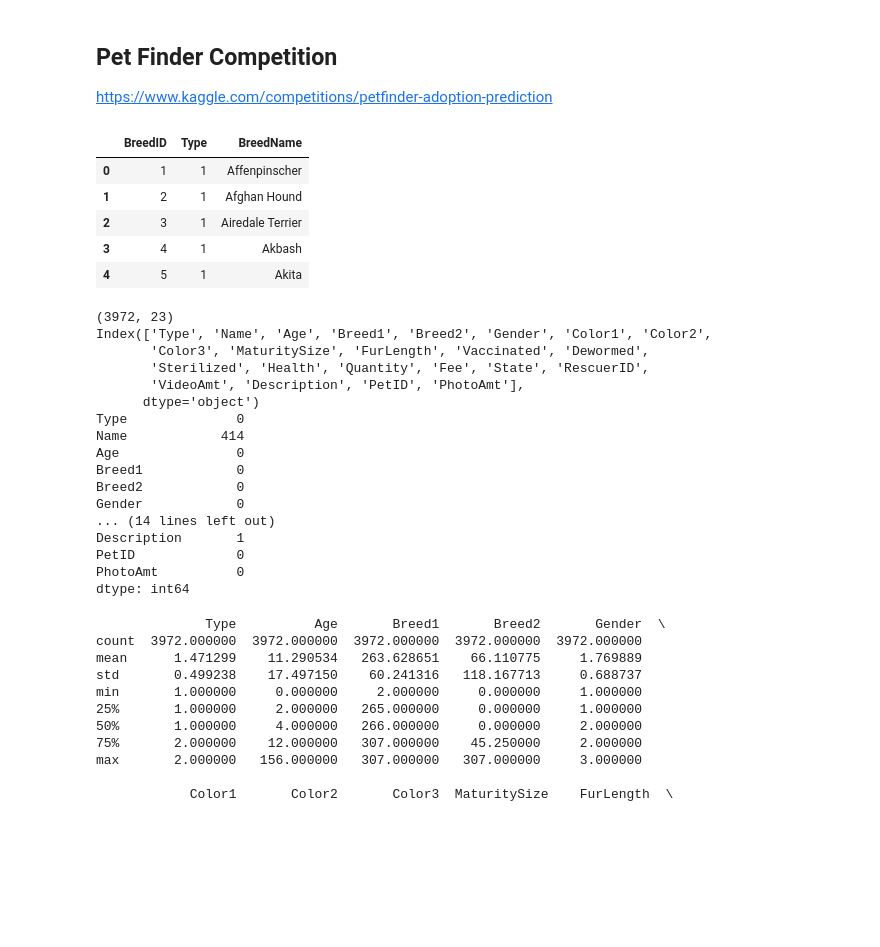
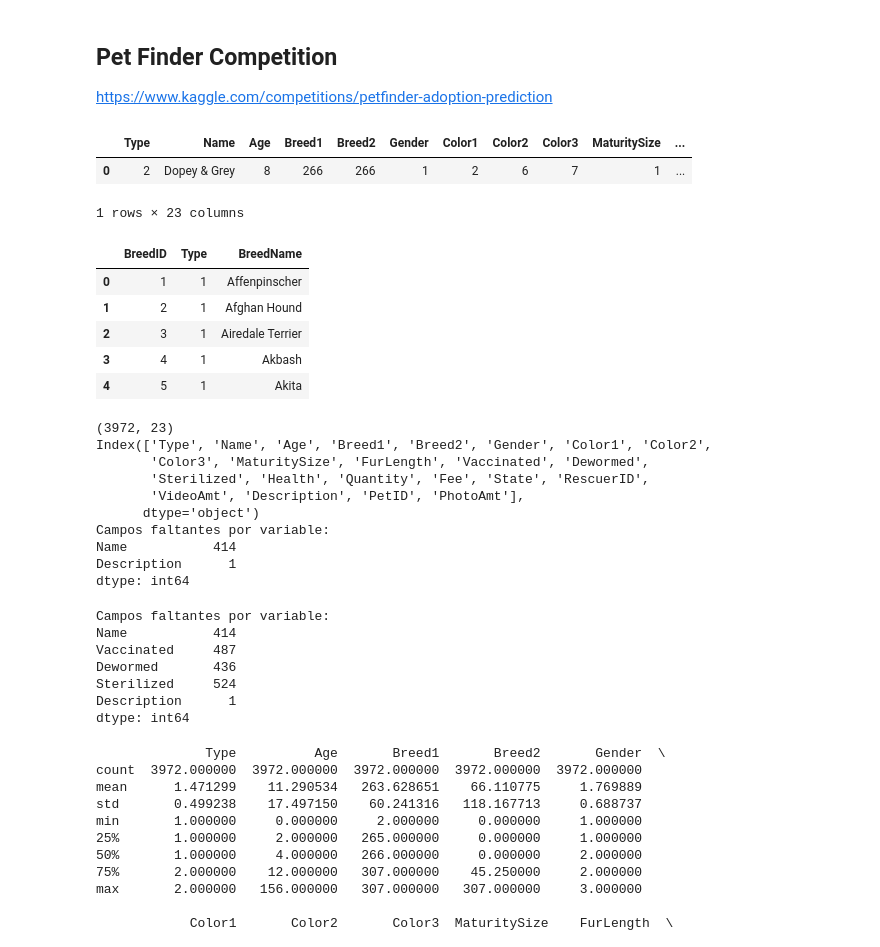
Before and after one commit to fechhh/laboII, a Jupyter notebook: PetFinder/workflows/info_dataset.ipynb, the cells around one changed output. Cells and saved outputs as stored; diff of their text form; code cells hidden in the pictures; blank space fills up the shorter version.

```diff
--- a/PetFinder/workflows/info_dataset.ipynb
+++ b/PetFinder/workflows/info_dataset.ipynb
@@ -5,38 +5,41 @@ https://www.kaggle.com/competitions/petfinder-adoption-prediction
 # %%
 import pandas as pd
 
 ##############################################################
 # Lectura de dataset
 ##############################################################
 
 # Dataset directory
 ruta_dataset = "../../../petfinder_dataset/"
 
 # Dataset
 file_path = ruta_dataset + 'test/test.csv'
 df = pd.read_csv(file_path)
 
-# Breed labels
-breed_path = ruta_dataset + "BreedLabels.csv"
-df_breeds = pd.read_csv(breed_path)
-
-df_breeds.head()
+df.head(1)
 # %% [output]
-|  | BreedID | Type | BreedName |
-| 0 | 1 | 1 | Affenpinscher |
-| 1 | 2 | 1 | Afghan Hound |
-| 2 | 3 | 1 | Airedale Terrier |
-| 3 | 4 | 1 | Akbash |
-| 4 | 5 | 1 | Akita |
+|  | Type | Name | Age | Breed1 | Breed2 | Gender | Color1 | Color2 | Color3 | MaturitySize | ... |
+| 0 | 2 | Dopey & Grey | 8 | 266 | 266 | 1 | 2 | 6 | 7 | 1 | ... |
+1 rows × 23 columns
+# %%
+# Breed labels
+breed_path = ruta_dataset + "BreedLabels.csv"
+df_breeds = pd.read_csv(breed_path)
+
+df_breeds.head()
+# %% [output]
+|  | BreedID | Type | BreedName |
+| 0 | 1 | 1 | Affenpinscher |
+| 1 | 2 | 1 | Afghan Hound |
+| 2 | 3 | 1 | Airedale Terrier |
+| 3 | 4 | 1 | Akbash |
+| 4 | 5 | 1 | Akita |
 # %%
 # Tamaño del dataset
-print(df.shape)
+print(df.shape)     # 3972 registros, 23 variables
 
 # Name of columns
 print(df.columns)
-
-# Valores faltantes
-print(df.isnull().sum())
 # %% [output]
 (3972, 23)
 Index(['Type', 'Name', 'Age', 'Breed1', 'Breed2', 'Gender', 'Color1', 'Color2',
@@ -44,17 +47,33 @@ Index(['Type', 'Name', 'Age', 'Breed1', 'Breed2', 'Gender', 'Color1', 'Color2',
        'Sterilized', 'Health', 'Quantity', 'Fee', 'State', 'RescuerID',
        'VideoAmt', 'Description', 'PetID', 'PhotoAmt'],
       dtype='object')
-Type              0
-Name            414
-Age               0
-Breed1            0
-Breed2            0
-Gender            0
-... (14 lines left out)
-Description       1
-PetID             0
-PhotoAmt          0
+Campos faltantes por variable:
+Name           414
+Description      1
 dtype: int64
+# %%
+# Missing values per variable
+
+# Cambio variables no especificadas (ejemplo: 0) a NA
+df['MaturitySize'] = df['MaturitySize'].replace(0, pd.NA)
+df['FurLength'] = df['FurLength'].replace(0, pd.NA)
+df['Vaccinated'] = df['Vaccinated'].replace(3, pd.NA)
+df['Dewormed'] = df['Dewormed'].replace(3, pd.NA)
+df['Sterilized'] = df['Sterilized'].replace(3, pd.NA)
+df['Health'] = df['Health'].replace(0, pd.NA)
+
+missing_values = df.isnull().sum()
+missing_values = missing_values[missing_values > 0]
+print("Campos faltantes por variable:")
+print(missing_values)
+# %% [output]
+Campos faltantes por variable:
+Name           414
+Vaccinated     487
+Dewormed       436
+Sterilized     524
+Description      1
+dtype: int64
 # %%
 # Dataset summary
 print(df.describe())
```
Also changed, not shown: parts of 2 cells of this notebook.
